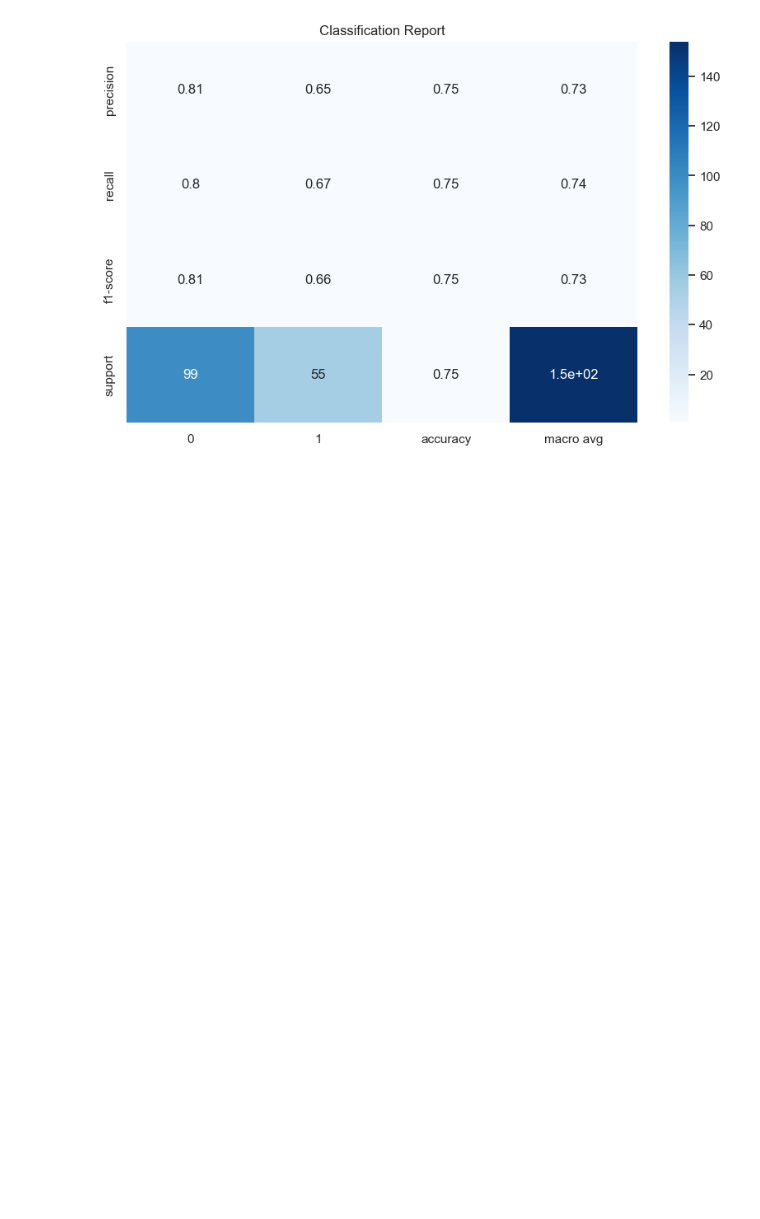
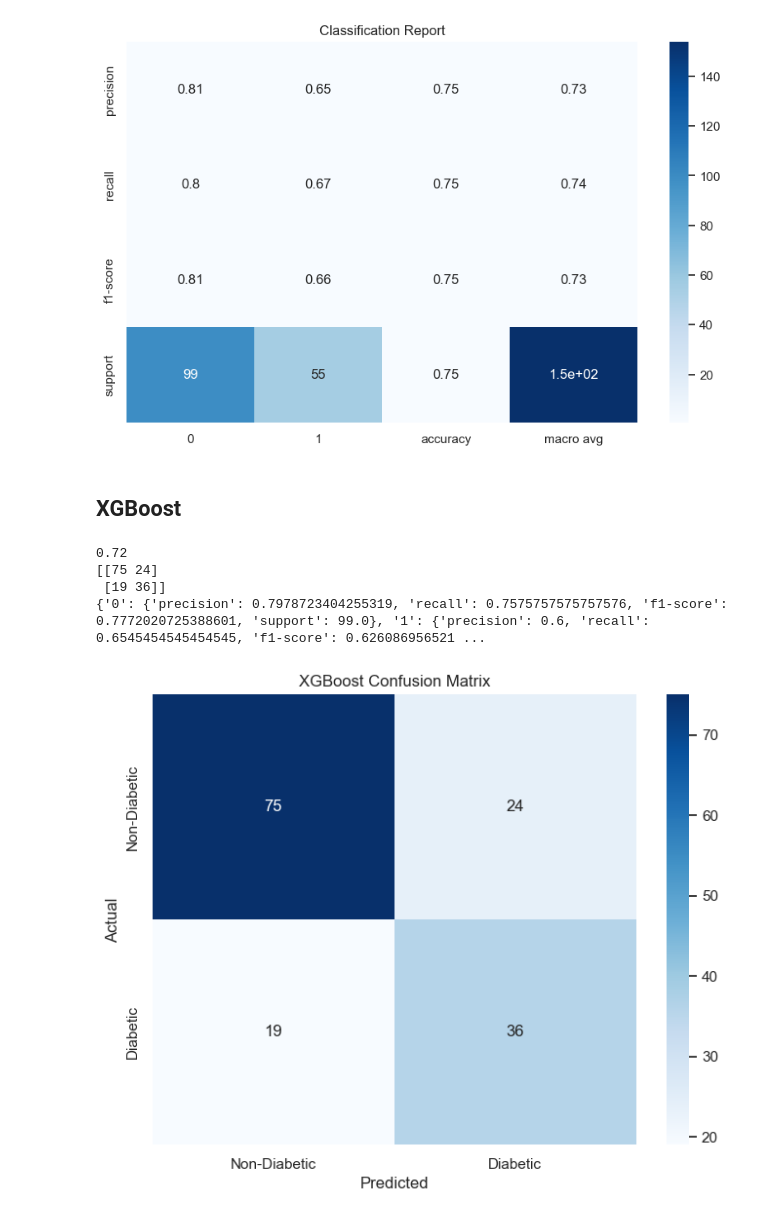
Before and after one commit to sultanbeishenkulov/Pima-Diabetes-Prediction, a Jupyter notebook: diabetes_predictions.ipynb, the cells around one changed output. Drawn from its saved outputs; the diff is of its cells as text; code cells hidden in the pictures; blank space fills up the shorter version.

Commit message:
xgboost

```diff
--- a/diabetes_predictions.ipynb
+++ b/diabetes_predictions.ipynb
@@ -312,3 +315,31 @@ plt.title('Classification Report')
 plt.show()
 # %% [output]
 [figure]
+# %% [markdown]
+## XGBoost
+# %%
+model = xgb.XGBClassifier(random_state = 42, use_label_encoder = False)
+model.fit(X_train, y_train)
+y_pred_xgb = model.predict(X_test)
+accuracy = round(accuracy_score(y_test, y_pred_xgb),2)
+print(accuracy)
+conf_matrix_xgb = confusion_matrix(y_test, y_pred_xgb)
+class_report_xgb = classification_report(y_test, y_pred_xgb, output_dict=True)
+print(conf_matrix_xgb)
+print(class_report_xgb)
+# %% [output]
+0.72
+[[75 24]
+ [19 36]]
+{'0': {'precision': 0.7978723404255319, 'recall': 0.7575757575757576, 'f1-score': 0.7772020725388601, 'support': 99.0}, '1': {'precision': 0.6, 'recall': 0.6545454545454545, 'f1-score': 0.626086956521 ...
+# %%
+plt.figure(figsize=(8, 6))
+sns.heatmap(conf_matrix_xgb, annot=True, fmt='d', cmap='Blues',
+            xticklabels=['Non-Diabetic', 'Diabetic'],
+            yticklabels=['Non-Diabetic', 'Diabetic'])
+plt.xlabel('Predicted')
+plt.ylabel('Actual')
+plt.title('XGBoost Confusion Matrix')
+plt.show()
+# %% [output]
+[figure, added]
```
Also changed, not shown: parts of 2 cells of this notebook.
